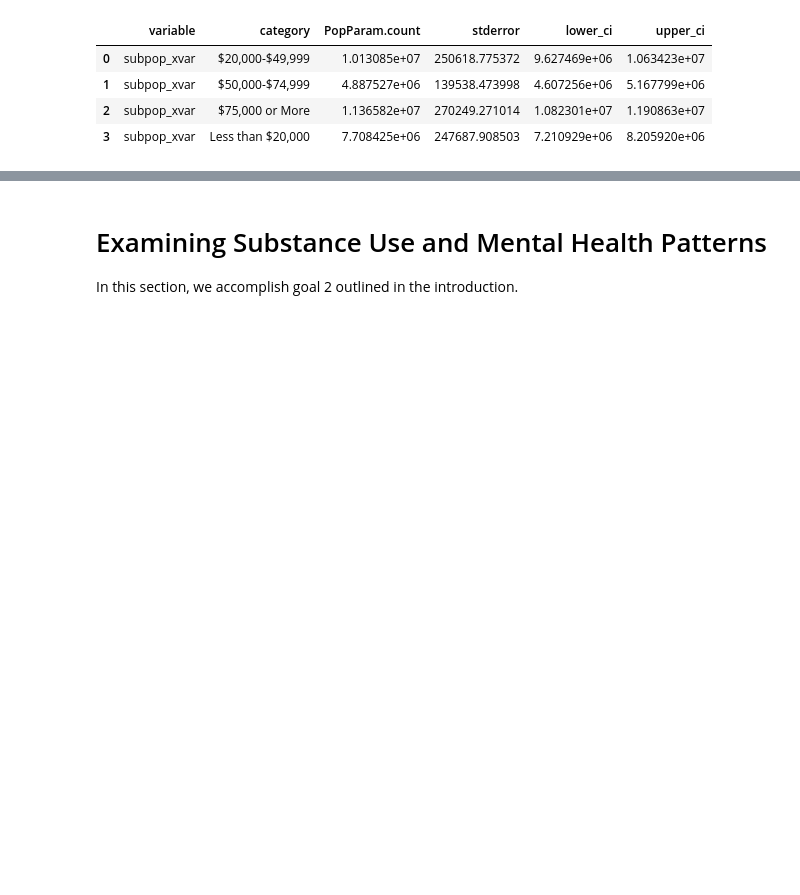
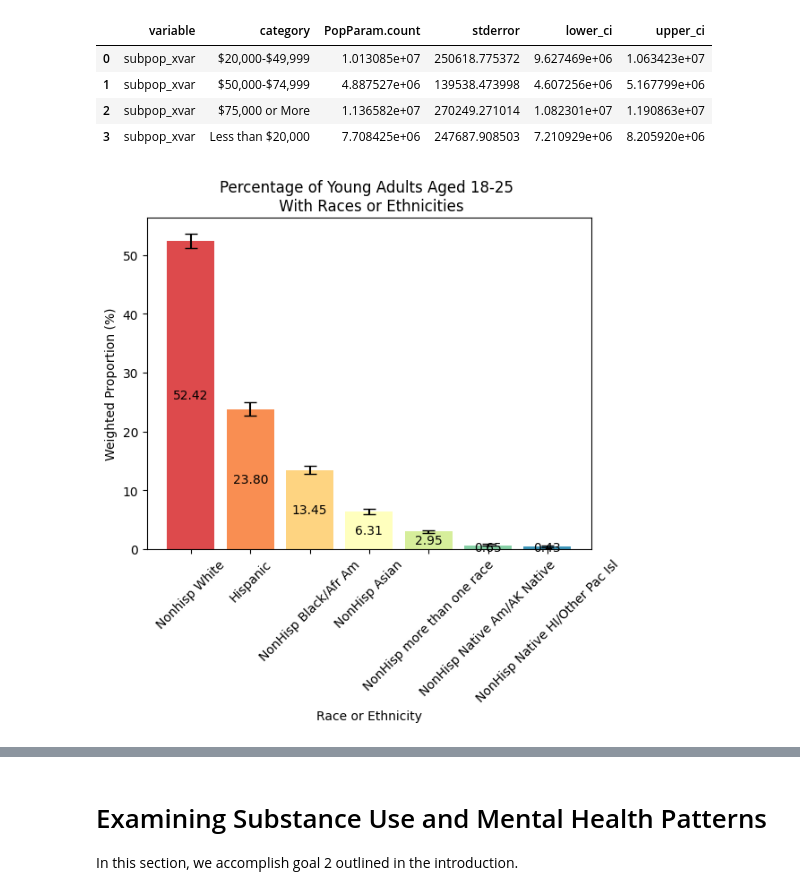
Before and after one commit to Platt-John/John-Platt-DA-401-Project, a Jupyter notebook: code/DA_401_Data_Exploration.ipynb, the cells around one changed output, grey strips where cells are left out. Cells and saved outputs as stored; diff of their text form; code cells hidden in the pictures; blank space fills up the shorter version.

Commit message:
Add NEWRACE2

```diff
--- a/code/DA_401_Data_Exploration.ipynb
+++ b/code/DA_401_Data_Exploration.ipynb
@@ -527,3 +527,8 @@ frequencies(nsduh_2123,'INCOME',na_rm=True)
 | 1 | subpop_xvar | $50,000-$74,999 | 4.887527e+06 | 139538.473998 | 4.607256e+06 | 5.167799e+06 |
 | 2 | subpop_xvar | $75,000 or More | 1.136582e+07 | 270249.271014 | 1.082301e+07 | 1.190863e+07 |
 | 3 | subpop_xvar | Less than $20,000 | 7.708425e+06 | 247687.908503 | 7.210929e+06 | 8.205920e+06 |
+# %%
+#Examine race/ethnicity frequencies among Young Adults aged 18-25
+rel_freq_barplot(nsduh_2123,'NEWRACE2','Race or Ethnicity',45,"Percentage of Young Adults Aged 18-25 \n With Races or Ethnicities")
+# %% [output]
+[figure, added]
```
Also changed, not shown: parts of 31 cells of this notebook.
